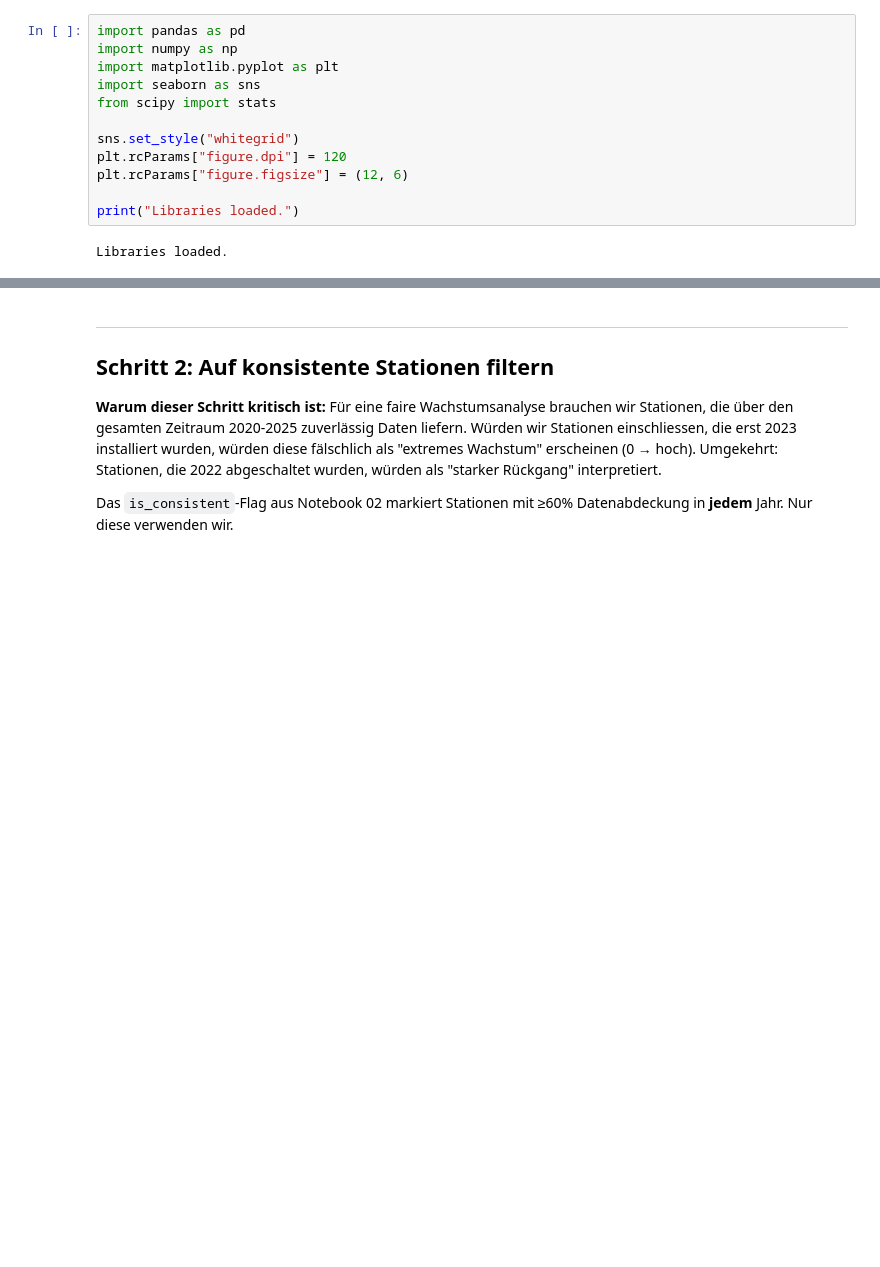
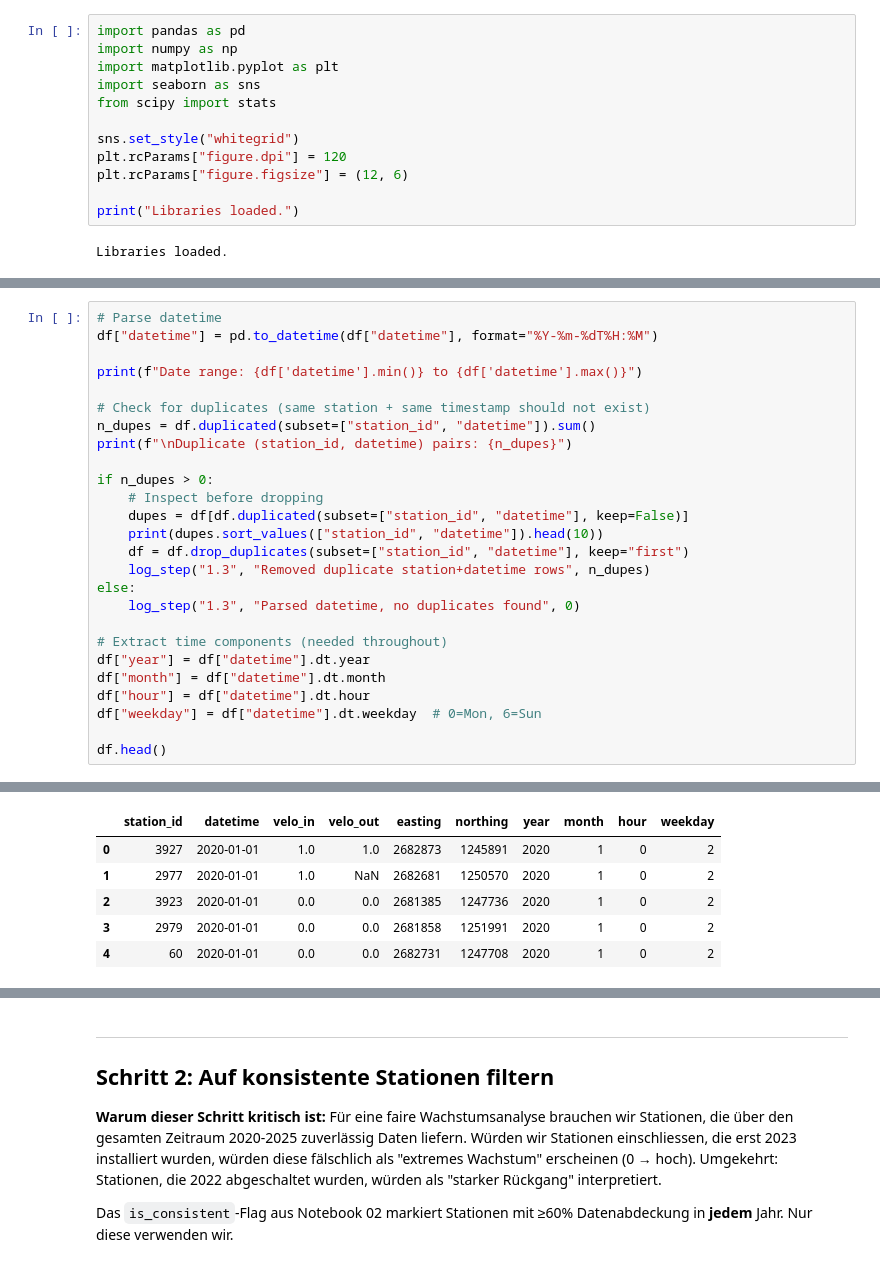
Before and after one commit to rolivischi2/bina, a Jupyter notebook: notebooks/FF2/03_ff2_growth_hotspots.ipynb, the cells around one changed output, grey strips where cells are left out. Saved outputs shown, nothing was run; the diff lists cells and outputs as text; blank space fills up the shorter version.

```diff
--- a/notebooks/FF2/03_ff2_growth_hotspots.ipynb
+++ b/notebooks/FF2/03_ff2_growth_hotspots.ipynb
@@ -88,0 +151,27 @@ Standortnamen verfuegbar fuer 46/46 Stationen.
+# %%
+# Parse datetime
+df["datetime"] = pd.to_datetime(df["datetime"], format="%Y-%m-%dT%H:%M")
+
+print(f"Date range: {df['datetime'].min()} to {df['datetime'].max()}")
+
+# Check for duplicates (same station + same timestamp should not exist)
+n_dupes = df.duplicated(subset=["station_id", "datetime"]).sum()
+print(f"\nDuplicate (station_id, datetime) pairs: {n_dupes}")
+
+if n_dupes > 0:
+    # Inspect before dropping
+    dupes = df[df.duplicated(subset=["station_id", "datetime"], keep=False)]
+    print(dupes.sort_values(["station_id", "datetime"]).head(10))
+    df = df.drop_duplicates(subset=["station_id", "datetime"], keep="first")
+    log_step("1.3", "Removed duplicate station+datetime rows", n_dupes)
+else:
+    log_step("1.3", "Parsed datetime, no duplicates found", 0)
+
+# Extract time components (needed throughout)
+df["year"] = df["datetime"].dt.year
+df["month"] = df["datetime"].dt.month
+df["hour"] = df["datetime"].dt.hour
+df["weekday"] = df["datetime"].dt.weekday  # 0=Mon, 6=Sun
+
+df.head()
+# %% [output]
@@ -88,0 +193,6 @@ Standortnamen verfuegbar fuer 46/46 Stationen.
+|  | station_id | datetime | velo_in | velo_out | easting | northing | year | month | hour | weekday |
+| 0 | 3927 | 2020-01-01 | 1.0 | 1.0 | 2682873 | 1245891 | 2020 | 1 | 0 | 2 |
+| 1 | 2977 | 2020-01-01 | 1.0 | NaN | 2682681 | 1250570 | 2020 | 1 | 0 | 2 |
+| 2 | 3923 | 2020-01-01 | 0.0 | 0.0 | 2681385 | 1247736 | 2020 | 1 | 0 | 2 |
+| 3 | 2979 | 2020-01-01 | 0.0 | 0.0 | 2681858 | 1251991 | 2020 | 1 | 0 | 2 |
+| 4 | 60 | 2020-01-01 | 0.0 | 0.0 | 2682731 | 1247708 | 2020 | 1 | 0 | 2 |
```
Also changed, not shown: parts of 18 cells of this notebook.
